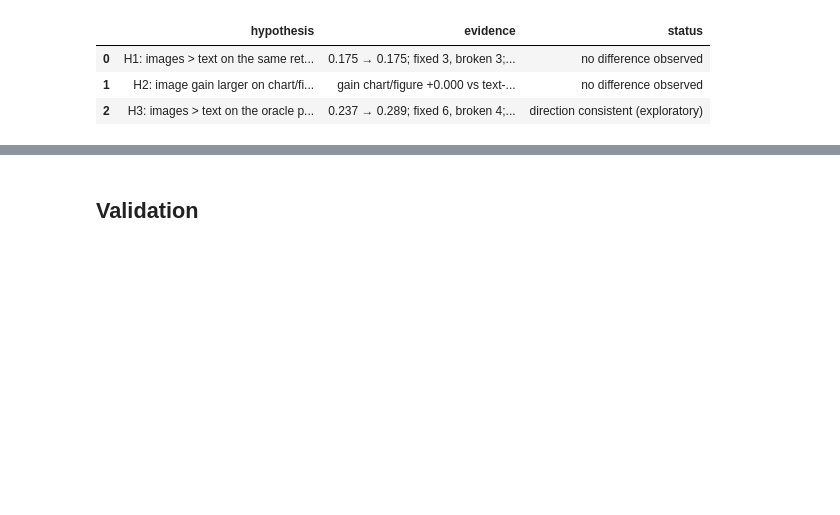
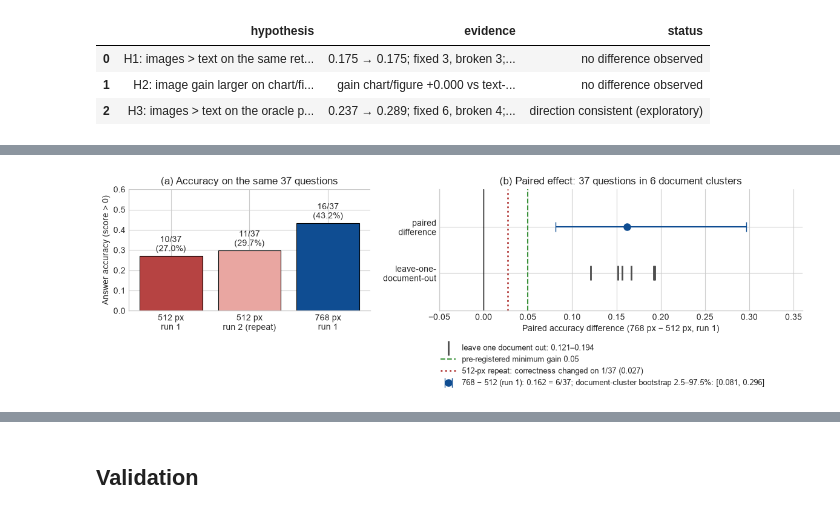
Before and after one commit to ROUSenghak/Multimodal-Document-Intelligence, a Jupyter notebook: notebooks/03_evaluation.ipynb, the cells around one changed output, grey strips where cells are left out. Drawn from its saved outputs; the diff is of its cells as text; code cells hidden in the pictures; blank space fills up the shorter version.

```diff
--- a/notebooks/03_evaluation.ipynb
+++ b/notebooks/03_evaluation.ipynb
@@ -1562,0 +1665,17 @@ E1 evaluation saved or verified at /Users/macbookair/Documents/ENSAE/side projec
+# %%
+variability_rows = []
+for q in E1_QIDS:
+    r1, r2, hi = (log_by_key[("main_r1", q, "E1_512")], log_by_key[("control_r2", q, "E1_512")], log_by_key[("main_r1", q, "E1_768")])
+    variability_rows.append({
+        "qid": q, "repeat_used_provider_prompt_cache": (r2["cached_prompt_tokens"] or 0) > 0,
+        "repeat_minutes_after_run_1": (pd.Timestamp(r2["request_started_at"]) - pd.Timestamp(r1["request_completed_at"])).total_seconds() / 60,
+        "repeat_reply_identical": r1["raw_response"] == r2["raw_response"], "repeat_answer_identical": r1["pred"] == r2["pred"],
+        "768_reply_identical": r1["raw_response"] == hi["raw_response"], "768_answer_identical": r1["pred"] == hi["pred"],
+    })
+e1_variability = pd.DataFrame(variability_rows).set_index("qid")
+display(e1_variability.groupby("repeat_used_provider_prompt_cache").agg(
+    questions=("repeat_reply_identical", "size"), reply_identical=("repeat_reply_identical", "sum"),
+    answer_identical=("repeat_answer_identical", "sum"), median_minutes_after_run_1=("repeat_minutes_after_run_1", "median")).round(1))
+print("Total cached prompt tokens by replicate:",
+      {f"{rep}/{cond}": int(sum((r["cached_prompt_tokens"] or 0) for r in e1_log if (r["replicate_id"], r["condition"]) == (rep, cond)))
+       for rep, cond in sorted({(r["replicate_id"], r["condition"]) for r in e1_log})})
@@ -1562,0 +1743,42 @@ E1 evaluation saved or verified at /Users/macbookair/Documents/ENSAE/side projec
+# %%
+E1_COLORS = {"512_r1": "#B64342", "512_r2": "#E9A6A1", "768_r1": "#0F4D92", "neutral": "#CFCECE",
+             "gain": "#3A923A", "dark": "#4D4D4D", "fixed": "#8BCF8B", "both_correct": "#AFC8E6"}
+E1_RUN_LABELS = {"512_r1": "512 px, run 1", "512_r2": "512 px, run 2 (repeat)", "768_r1": "768 px, run 1"}
+DOC_SHORT = {"2210.02442v1.pdf": "2210.02442 (paper)", "PG_2020.05.21_International-Cooperation-COVID_FINAL.pdf": "Pew COVID report",
+             "bdf54dxa.pdf": "bdf54dxa", "earlybird-110722143746-phpapp02_95.pdf": "Earlybird slides",
+             "germanwingsdigitalcrisisanalysis-150403064828-conversion-gate01_95.pdf": "Germanwings slides", "watch_d.pdf": "watch_d"}
+N_E1 = len(e1_table)
+
+
+def save_e1_figure(fig, name):
+    fig.savefig(E1_FIG_DIR / f"{name}.png", dpi=300, bbox_inches="tight")
+    fig.savefig(E1_FIG_DIR / f"{name}.pdf", bbox_inches="tight", metadata={"CreationDate": None, "ModDate": None})
+    plt.show()
+
+
+# Figure 1: accuracy per condition and the paired difference.
+fig, (ax_a, ax_b) = plt.subplots(1, 2, figsize=(12, 4.2), gridspec_kw={"width_ratios": [1, 1.5]})
+runs = ["512_r1", "512_r2", "768_r1"]
+correct_counts = [int(e1_table[f"correct_{run}"].sum()) for run in runs]
+bars = ax_a.bar(range(3), np.array(correct_counts) / N_E1, color=[E1_COLORS[r] for r in runs], edgecolor="black", linewidth=0.8)
+for index, count in enumerate(correct_counts):
+    ax_a.text(index, count / N_E1 + 0.012, f"{count}/{N_E1}\n({count / N_E1:.1%})", ha="center", va="bottom")
+ax_a.set_xticks(range(3), ["512 px\nrun 1", "512 px\nrun 2 (repeat)", "768 px\nrun 1"])
+ax_a.set(ylabel="Answer accuracy (score > 0)", ylim=(0, 0.6), title="(a) Accuracy on the same 37 questions")
+estimate, (low, high) = primary["paired_answer_accuracy_difference"], primary["document_cluster_bootstrap_95_interval"]
+ax_b.errorbar([estimate], [1.0], xerr=[[estimate - low], [high - estimate]], fmt="o", ms=8, capsize=6, color=E1_COLORS["768_r1"],
+              label=f"768 − 512 (run 1): {estimate:.3f} = 6/37; document-cluster bootstrap 2.5–97.5%: [{low:.3f}, {high:.3f}]")
+lodo = list(primary["leave_one_document_out"].values())
+ax_b.scatter(lodo, [0.45] * len(lodo), marker="|", s=300, linewidths=2, color=E1_COLORS["dark"],
+             label=f"leave one document out: {min(lodo):.3f}–{max(lodo):.3f}")
+ax_b.axvline(0, color="black", linewidth=1)
+ax_b.axvline(rules["minimum_primary_accuracy_gain"], color=E1_COLORS["gain"], linestyle="--", linewidth=1.5, label="pre-registered minimum gain 0.05")
+ax_b.axvline(repeated_control["correctness_change_rate_for_decision"], color=E1_COLORS["512_r1"], linestyle=":", linewidth=2,
+             label="512-px repeat: correctness changed on 1/37 (0.027)")
+ax_b.set(yticks=[1.0, 0.45], yticklabels=["paired\ndifference", "leave-one-\ndocument-out"], ylim=(0, 1.45), xlim=(-0.05, 0.36),
+         xlabel="Paired accuracy difference (768 px − 512 px, run 1)", title="(b) Paired effect: 37 questions in 6 document clusters")
+ax_b.legend(loc="upper center", bbox_to_anchor=(0.45, -0.22), ncol=1, fontsize=9)
+fig.tight_layout(pad=1.5)
+save_e1_figure(fig, "fig1_accuracy")
+# %% [output]
+[figure, added]
```
Also changed, not shown: parts of 24 cells of this notebook, 38 other files.
